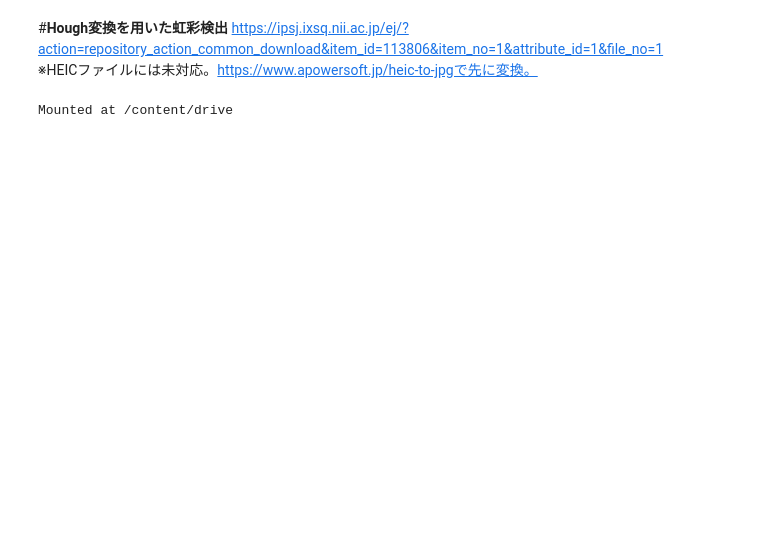
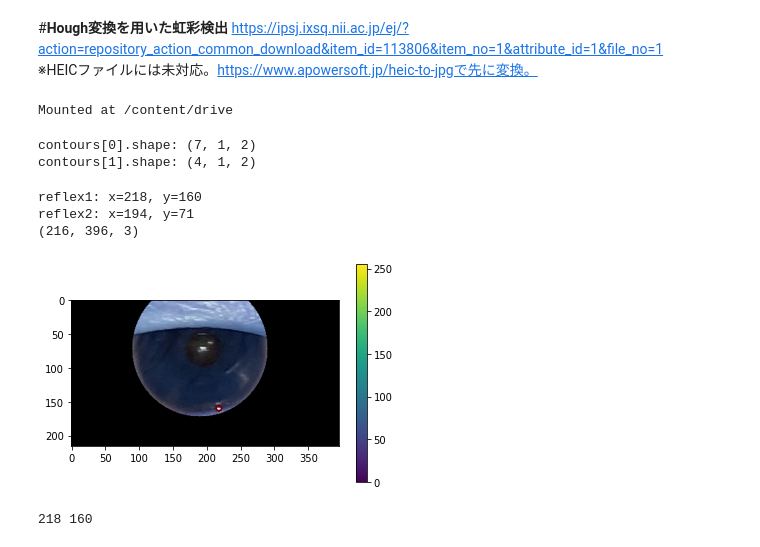
Before and after one commit to ykitaguchi77/Strabismus_AI_project, a Jupyter notebook: Hough_circle.ipynb, the cells around one changed output. Saved outputs shown, nothing was run; the diff lists cells and outputs as text; code cells hidden in the pictures; blank space fills up the shorter version.

```diff
--- a/Hough_circle.ipynb
+++ b/Hough_circle.ipynb
@@ -53,7 +53,7 @@ import dlib
 from imutils import face_utils
 import os
 
-img_path = "/content/drive/MyDrive/Deep_learning/Face_Images/IMG_3990.JPG"
+img_path = "/content/drive/MyDrive/Deep_learning/Face_Images/IMG_4087.JPG"
 
 predictor_path = '/content/drive/My Drive/AI_laboratory_course/shape_predictor_68_face_landmarks.dat'
 predictor = dlib.shape_predictor(predictor_path)
@@ -169,0 +205,48 @@ plt.show()
+# %%
+res_white_WB = cv2.cvtColor(res_white, cv2.COLOR_BGR2GRAY)
+# %%
+contours, hierarchy = cv2.findContours(
+    res_white_WB, cv2.RETR_EXTERNAL, cv2.CHAIN_APPROX_SIMPLE
+)
+
+# 小さい輪郭は誤検出として削除する
+contours = list(filter(lambda x: cv2.contourArea(x) > 1, contours))
+
+cv2.drawContours(img, contours, -1, color=(0, 0, 255), thickness=2)
+
+for i, cnt in enumerate(contours):
+    print(f"contours[{i}].shape: {cnt.shape}")
+# %% [output]
+contours[0].shape: (7, 1, 2)
+contours[1].shape: (4, 1, 2)
+# %%
+k=0
+for c in contours:
+    k+=1
+    mu = cv2.moments(c)
+    x,y= int(mu["m10"]/mu["m00"]) , int(mu["m01"]/mu["m00"])
+    print("reflex"+str(k)+": x="+str(x)+", y="+str(y))
+
+print(img4.shape)
+# %% [output]
+reflex1: x=218, y=160
+reflex2: x=194, y=71
+(216, 396, 3)
+# %%
+maxCont = contours[1]
+for c in contours:
+  if len(maxCont)<len(c):
+    maxCont=c
+
+mu = cv2.moments(maxCont)
+x,y= int(mu["m10"]/mu["m00"]) , int(mu["m01"]/mu["m00"])
+
+cv2.circle(img4, (x,y), 4, 100, 2, 4)
+plt.imshow(img4)
+plt.colorbar()
+plt.show()
+
+print(x,y)
+# %% [output]
+[figure, added]
+218 160
```
Also changed, not shown: parts of 3 cells of this notebook.
